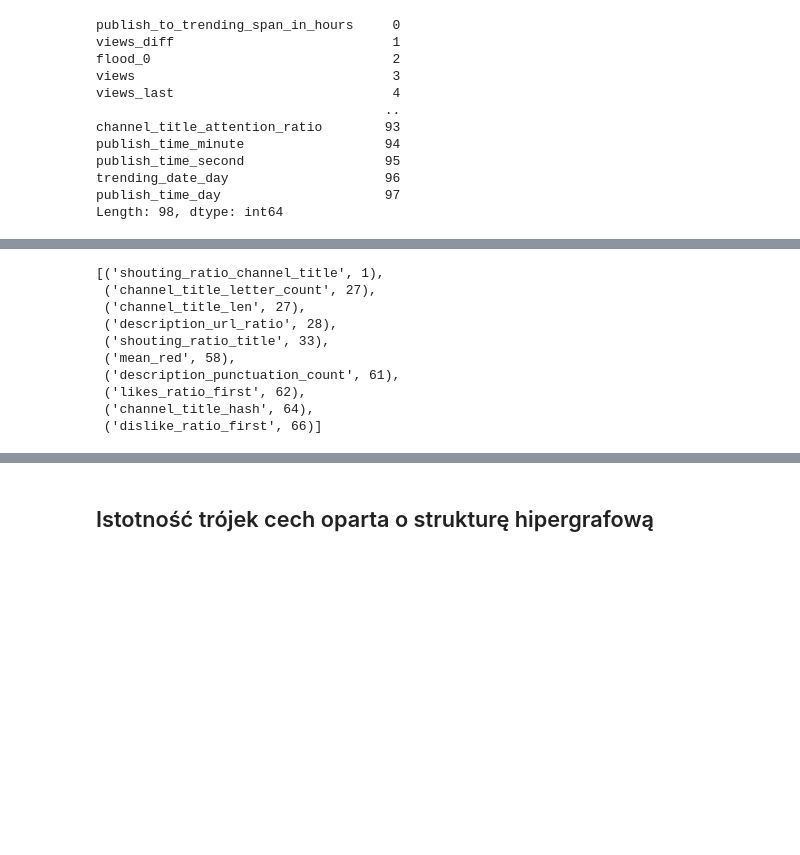
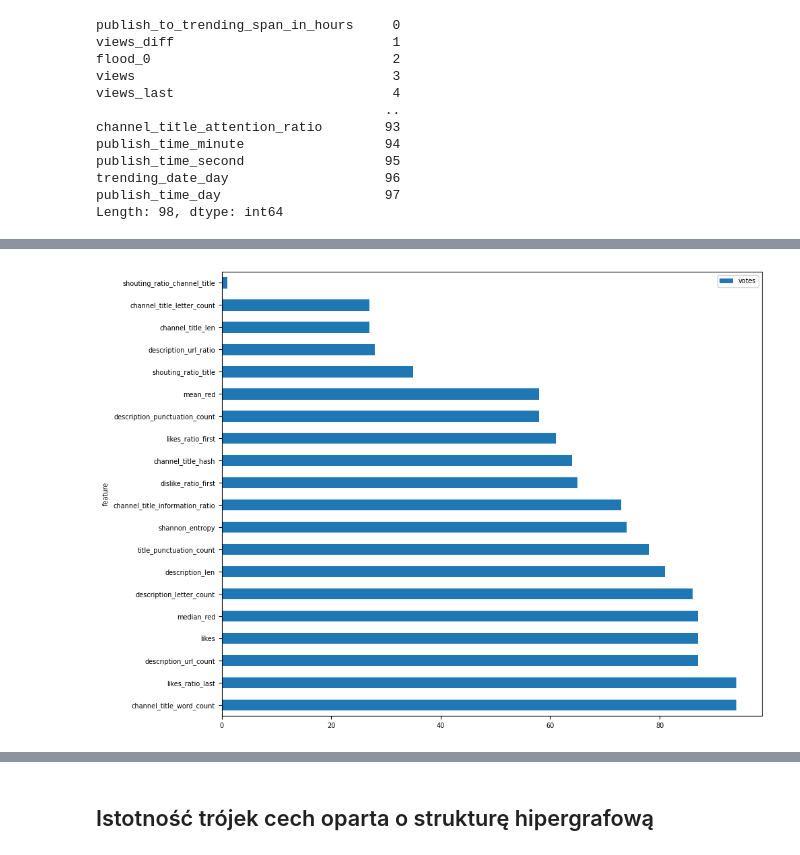
Before and after one commit to AxolotlOfConflagration/yt_trending_videos, a Jupyter notebook: checkpoint3.ipynb, the cells around one changed output, grey strips where cells are left out. Cells and saved outputs as stored; diff of their text form; code cells hidden in the pictures; blank space fills up the shorter version.

```diff
--- a/checkpoint3.ipynb
+++ b/checkpoint3.ipynb
@@ -639,22 +687,11 @@ Length: 98, dtype: int64
 # %%
 from sklearn.ensemble import ExtraTreesClassifier
 
-combine_rankings([
+final_ranking = combine_rankings([
     # rank_by_variance(df).index,
     rank_by_function(df, score_func=f_classif, ascending=False),
     rank_by_function(df, score_func=mutual_info_classif, ascending=False),
     rank_by_clf_importance(df, RandomForestClassifier(n_jobs=-1, random_state=42)),
     rank_by_clf_importance(df, ExtraTreesClassifier(n_jobs=-1, random_state=42))
     # rank_by_function(np.abs(df), score_func=chi2, ascending=False).index,
-])[:10]
+])
-# %% [output]
-[('shouting_ratio_channel_title', 1),
- ('channel_title_letter_count', 27),
- ('channel_title_len', 27),
- ('description_url_ratio', 28),
- ('shouting_ratio_title', 33),
- ('mean_red', 58),
- ('description_punctuation_count', 61),
- ('likes_ratio_first', 62),
- ('channel_title_hash', 64),
- ('dislike_ratio_first', 66)]
@@ -667,0 +698,8 @@ plt.plot()
+# %%
+fig, ax = plt.subplots(figsize=(10,7), dpi=100)
+ranking_df = pd.DataFrame(final_ranking)
+ranking_df.columns = ['feature', 'votes']
+ranking_df.set_index('feature').nsmallest(20, columns='votes').loc[::-1,:].plot(kind='barh', ax=ax)
+fig.tight_layout()
+# %% [output]
+[figure, added]
```
Also changed, not shown: parts of 17 cells of this notebook, 16 other files.
